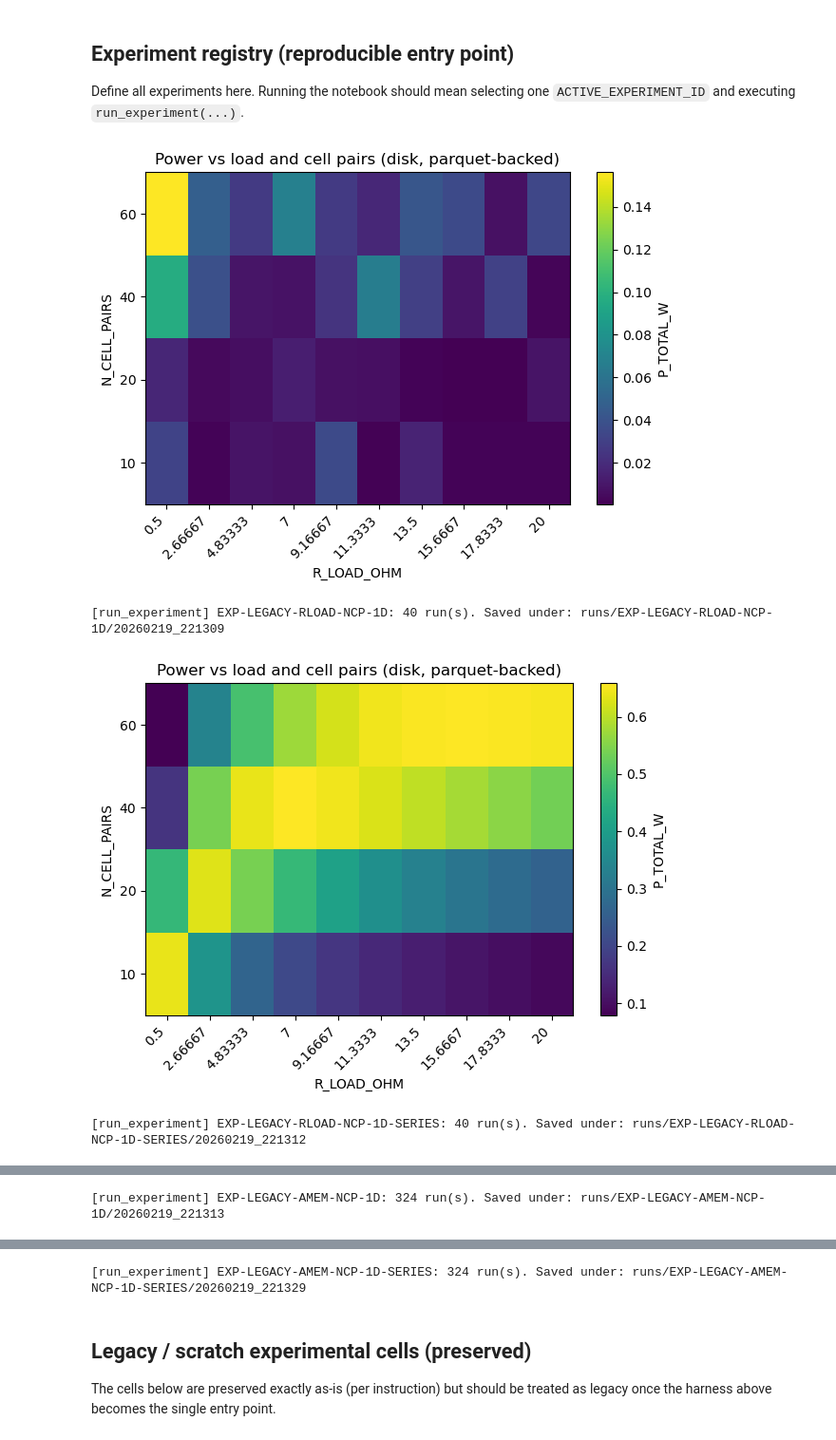
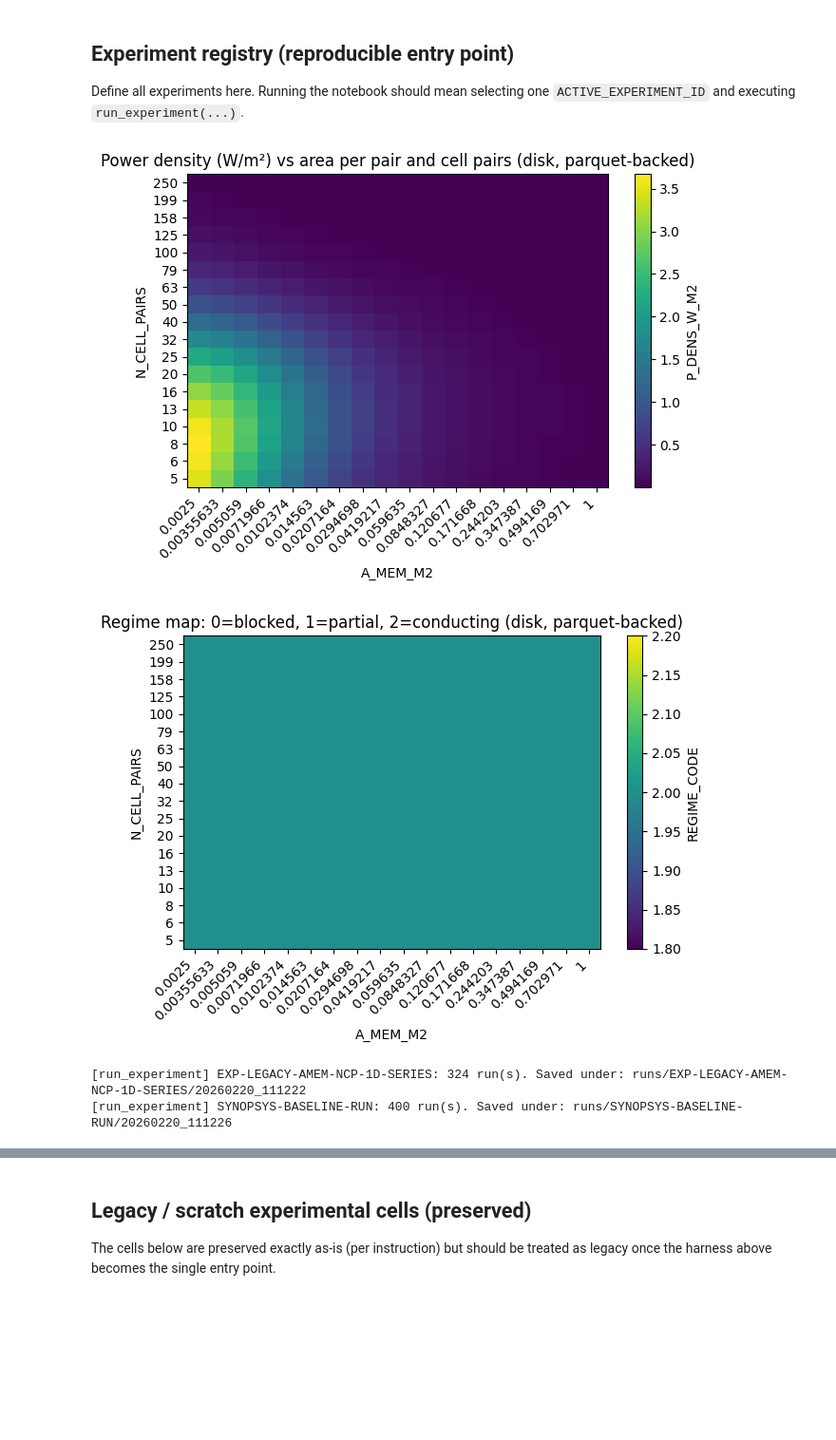
Before and after one commit to blueleaflabs/osmoflux, a Jupyter notebook: OsmoFlux.ipynb, the cells around one changed output, grey strips where cells are left out. Shown at 95% size. Drawn from its saved outputs; the diff is of its cells as text; code cells hidden in the pictures; blank space fills up the shorter version.

Commit message:
Setting up the real Synopsys run

```diff
--- a/OsmoFlux.ipynb
+++ b/OsmoFlux.ipynb
@@ -1965,37 +1965,54 @@ EXPERIMENTS: Dict[str, ExperimentSpec] = {
     "EXP-LEGACY-AMEM-NCP-1D-SERIES": ExperimentSpec(
         experiment_id="EXP-LEGACY-AMEM-NCP-1D-SERIES",
         description="Companion run: same sweep but using the 1d_series solver (for curve-aware debugging).",
         base_overrides={
             "MODE": "fixed_load",
             "R_LOAD_OHM": 5.0,
             "N_SEG": 30,
         },
         which="1d_series",
         mode="fixed_load",
         sweep=Sweep2D(
             var1="A_MEM_M2",
             var1_values=logspace_float(0.0025, 1.0, 18),
             var2="N_CELL_PAIRS",
             var2_values=logspace_int(5, 250, 18).astype(float),
         ),
         baseline_id="EXP-BASE-001",
     ),
 
+    "SYNOPSYS-BASELINE-RUN": ExperimentSpec(
+        experiment_id="SYNOPSYS-BASELINE-RUN",
+        description="Baseline run with salinity sweep.",
+        base_overrides={
+            "MODE": "fixed_load",
+            "N_SEG": 50,
+            "N_CELL_PAIRS": 5,
+            "GAP_M": 0.001,
+            "A_MEM_M2": 0.0025
+        },
+        which="1d_series",
+        mode="fixed_load",
+        sweep=Sweep2D(
+            var1="C_H_IN_MOL_L", var1_values=np.array([0.5, 1.0, 1.5, 2.0, 2.5, 3.0, 3.5, 4.0]),
+            var2="R_LOAD_OHM", var2_values=np.linspace(0.5, 1000.0, 50),
+        ),
+        baseline_id="EXP-SYNOPSYS-001",
+    ),
+
 }
 
 ACTIVE_EXPERIMENT_IDS = [
-    "EXP-LEGACY-RLOAD-NCP-1D",
-    "EXP-LEGACY-RLOAD-NCP-1D-SERIES",
-    "EXP-LEGACY-AMEM-NCP-1D",
     "EXP-LEGACY-AMEM-NCP-1D-SERIES",
+    "SYNOPSYS-BASELINE-RUN",
 ]
 
 # Execute the active experiments (disk-first plotting)
 _all_bundles = {}
 for _eid in ACTIVE_EXPERIMENT_IDS:
     _all_bundles[_eid] = run_experiment(EXPERIMENTS[_eid], make_plots=True, save=True, save_points=False)
 # %% [output]
-[figure, old version]
+[figure, new version]
+[figure, new version]
-[run_experiment] EXP-LEGACY-RLOAD-NCP-1D: 40 run(s). Saved under: runs/EXP-LEGACY-RLOAD-NCP-1D/20260219_221309
+[run_experiment] EXP-LEGACY-AMEM-NCP-1D-SERIES: 324 run(s). Saved under: runs/EXP-LEGACY-AMEM-NCP-1D-SERIES/20260220_111222
+[run_experiment] SYNOPSYS-BASELINE-RUN: 400 run(s). Saved under: runs/SYNOPSYS-BASELINE-RUN/20260220_111226
-[figure, old version]
-[run_experiment] EXP-LEGACY-RLOAD-NCP-1D-SERIES: 40 run(s). Saved under: runs/EXP-LEGACY-RLOAD-NCP-1D-SERIES/20260219_221312
@@ -2004 +2018,0 @@ for _eid in ACTIVE_EXPERIMENT_IDS:
-[run_experiment] EXP-LEGACY-AMEM-NCP-1D: 324 run(s). Saved under: runs/EXP-LEGACY-AMEM-NCP-1D/20260219_221313
@@ -2007,4 +2019,3 @@ for _eid in ACTIVE_EXPERIMENT_IDS:
-[run_experiment] EXP-LEGACY-AMEM-NCP-1D-SERIES: 324 run(s). Saved under: runs/EXP-LEGACY-AMEM-NCP-1D-SERIES/20260219_221329
 # %% [markdown]
 ## Legacy / scratch experimental cells (preserved)
 
```
Also changed, not shown: parts of 16 cells of this notebook.
